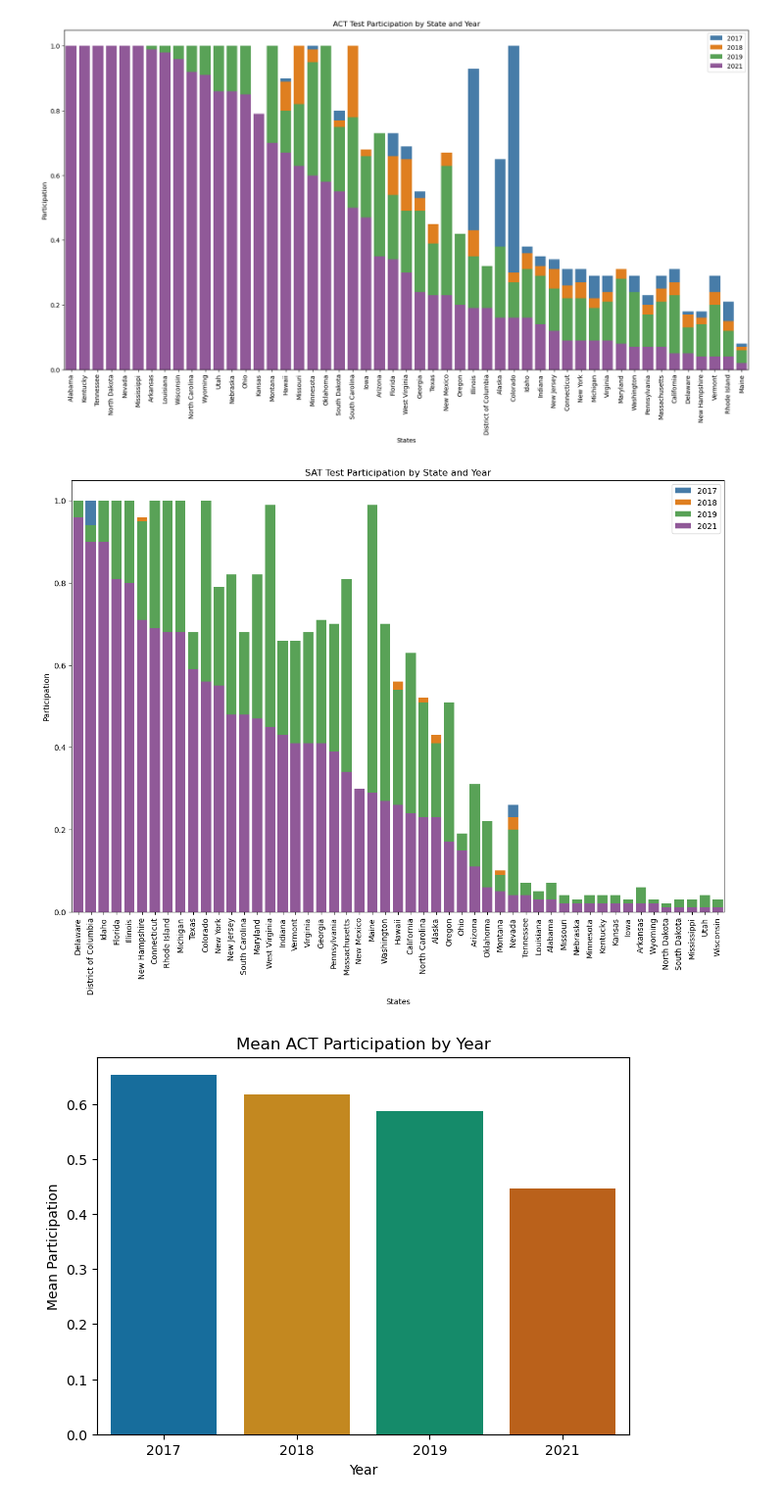
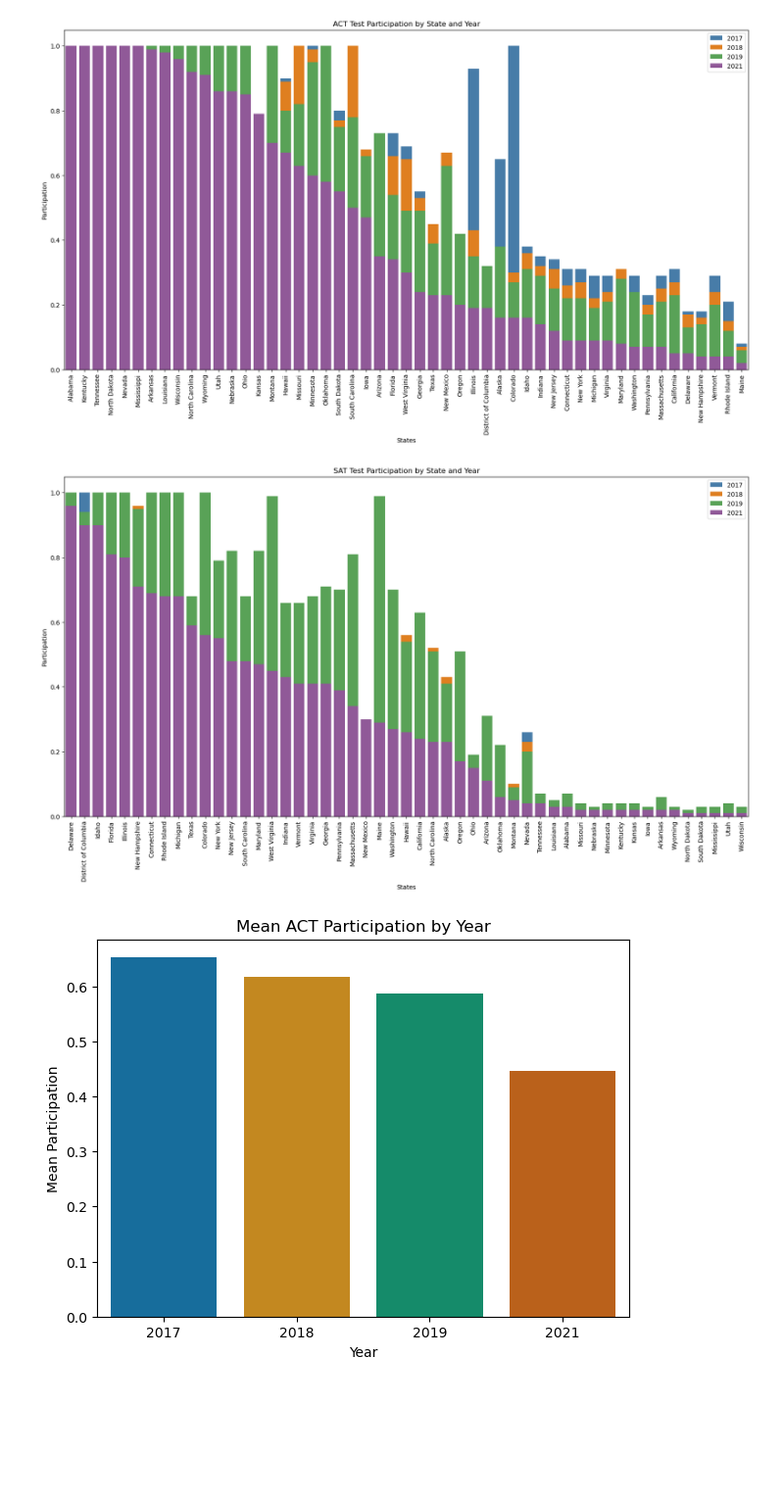
Before and after one commit to argishtiovsepyan/Standardized_Test_Analysis, a Jupyter notebook: code/argishti_project_1.ipynb, the cells around one changed output. Shown: that part at 98% size. Saved outputs shown, nothing was run; the diff lists cells and outputs as text; code cells hidden in the pictures; blank space fills up the shorter version.

Commit message:
figures

```diff
--- a/code/argishti_project_1.ipynb
+++ b/code/argishti_project_1.ipynb
@@ -780,24 +780,24 @@ plt.show()
 # %% [output]
 [figure]
 # %%
-plt.figure(figsize=(15, 10))
+plt.figure(figsize=(20, 10))
 
 sat_part_state = df_sat.sort_values('2021_participation', ascending=False)
 
 sns.barplot(x=sat_part_state['state'], y=sat_part_state['2017_participation'], color='#377eb8', label='2017')
 sns.barplot(x=sat_part_state['state'], y=sat_part_state['2018_participation'], color='#ff7f00', label='2018')
 sns.barplot(x=sat_part_state['state'], y=sat_part_state['2019_participation'], color='#4daf4a', label='2019')
 sns.barplot(x=sat_part_state['state'], y=sat_part_state['2021_participation'], color='#984ea3', label='2021')
 
 plt.xlabel('States')
 plt.ylabel('Participation')
 plt.title('SAT Test Participation by State and Year')
 plt.legend()
 
 plt.xticks(rotation=90)
 plt.show()
 # %% [output]
-[figure, old version]
+[figure, new version]
 # %%
 act_part_national = {'Year': ['2017', '2018', '2019', '2021'],'Mean Participation': [mean_act['2017_participation'],mean_act['2018_participation'],mean_act['2019_participation'],mean_act['2021_participation']]}
 
```
